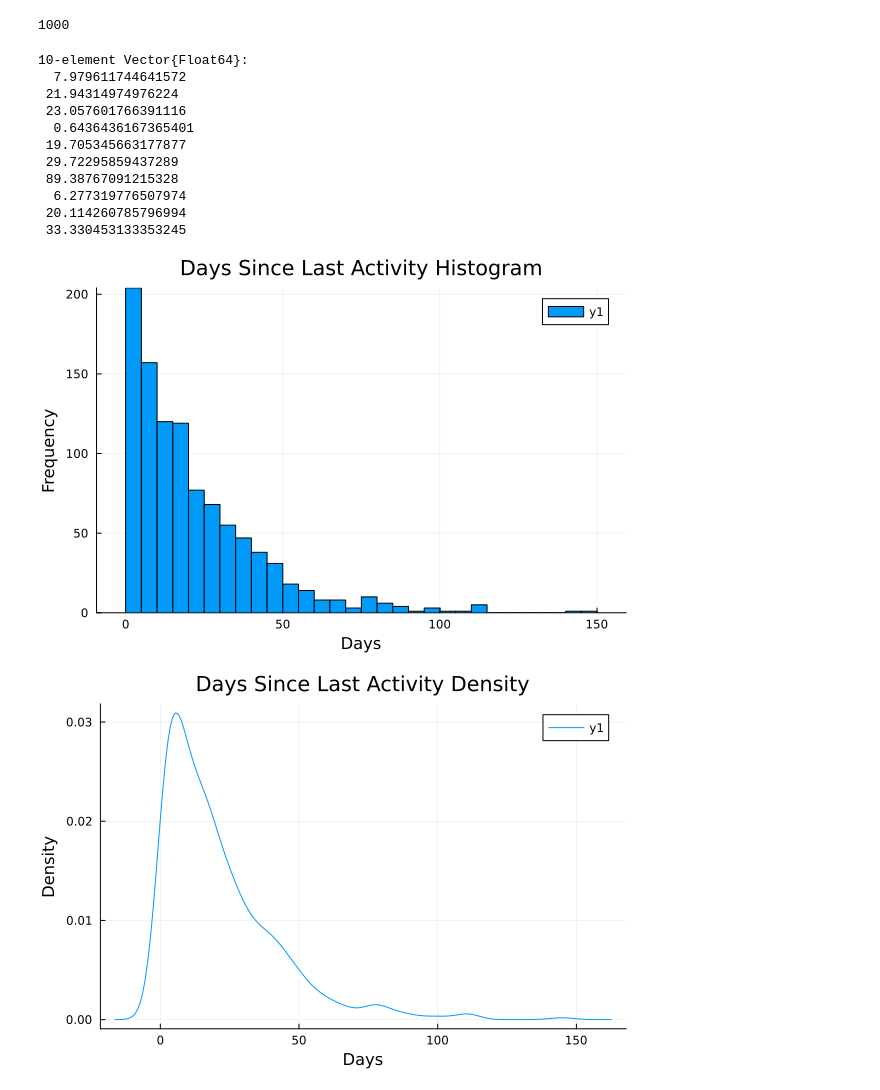
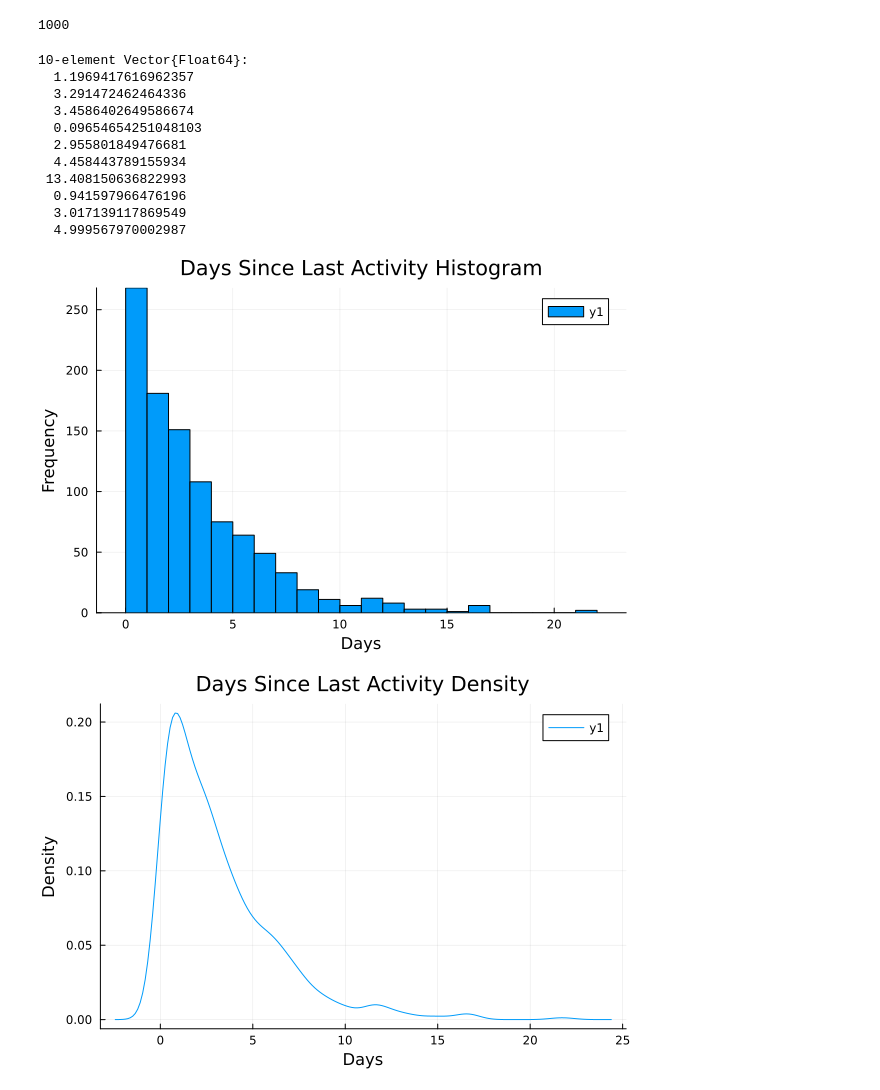
Before and after one commit to tndd/Mymljl, a Jupyter notebook: src/011_prac_self_model.ipynb, the cells around one changed output. Saved outputs shown, nothing was run; the diff lists cells and outputs as text; code cells hidden in the pictures.

```diff
--- a/src/011_prac_self_model.ipynb
+++ b/src/011_prac_self_model.ipynb
@@ -19,30 +19,30 @@ n_samples = 1000
 # %%
 using Distributions
 using StatsPlots
 
-DaysSinceLastActivity = rand(Exponential(20), n_samples)
+DaysSinceLastActivity = rand(Exponential(3), n_samples)
 display(first(DaysSinceLastActivity, 10))
 
 histogram(
     DaysSinceLastActivity,
     bins=30,
     title="Days Since Last Activity Histogram",
     xlabel="Days",
     ylabel="Frequency"
 )
 # %% [output]
 10-element Vector{Float64}:
-  7.979611744641572
- 21.94314974976224
- 23.057601766391116
-  0.6436436167365401
- 19.705345663177877
- 29.72295859437289
- 89.38767091215328
-  6.277319776507974
- 20.114260785796994
- 33.330453133353245
+  1.1969417616962357
+  3.291472462464336
+  3.4586402649586674
+  0.09654654251048103
+  2.955801849476681
+  4.458443789155934
+ 13.408150636822993
+  0.941597966476196
+  3.017139117869549
+  4.999567970002987
-[figure, old version]
+[figure, new version]
 # %%
 # density plot
 density(
@@ -52,6 +52,6 @@ density(
     ylabel="Density",
 )
 # %% [output]
-[figure, old version]
+[figure, new version]
 # %%
 # Combined Histogram and Density plot on the same plot
```
Also changed, not shown: parts of 9 cells of this notebook.
